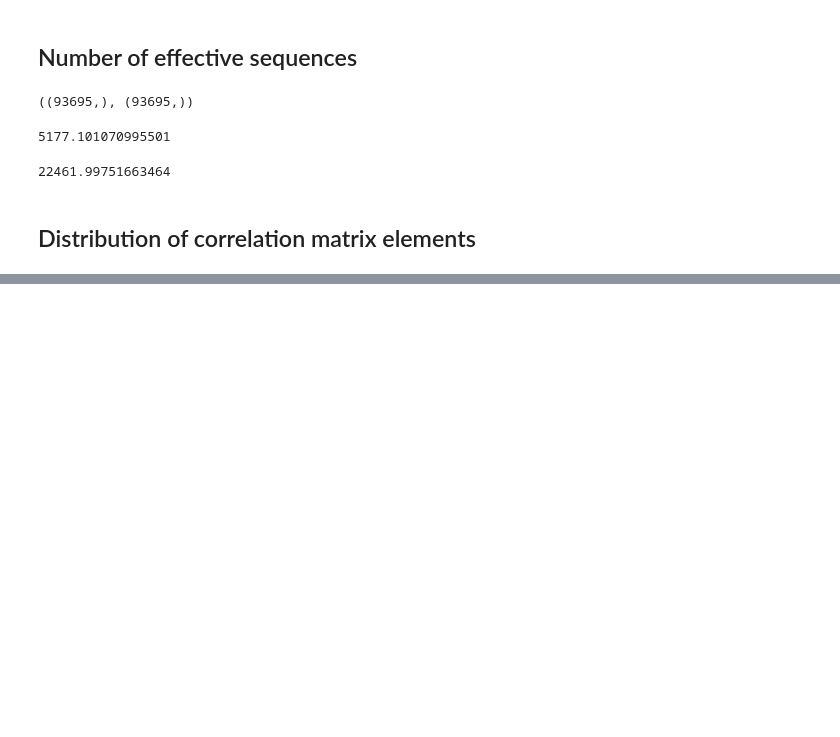
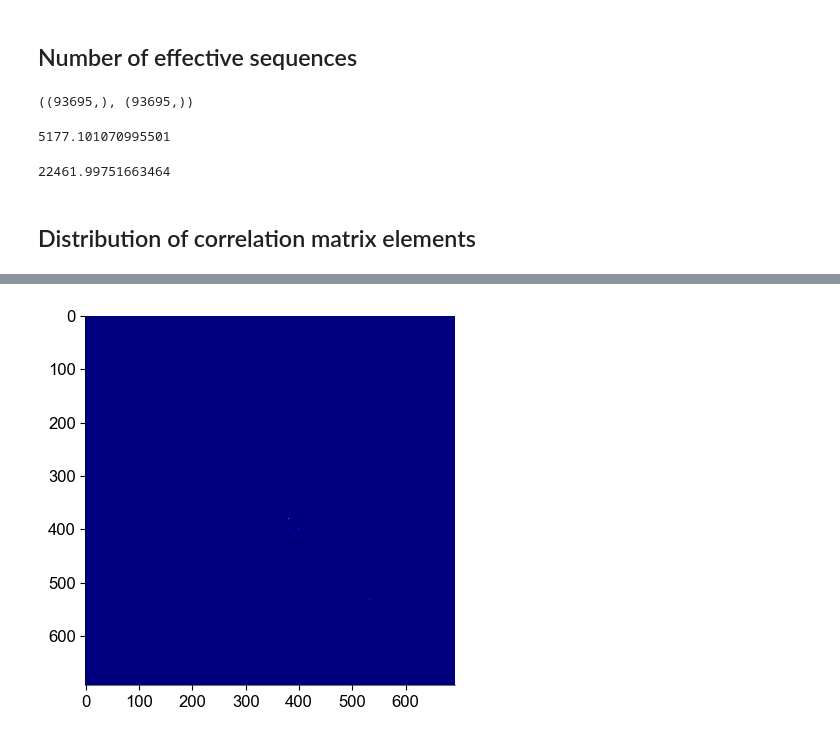
Before and after one commit to shoyip/SerProtAlign, a Jupyter notebook: notebooks/02_alignment_comparison.ipynb, the cells around one changed output, grey strips where cells are left out. Cells and saved outputs as stored; diff of their text form; code cells hidden in the pictures; blank space fills up the shorter version.

```diff
--- a/notebooks/02_alignment_comparison.ipynb
+++ b/notebooks/02_alignment_comparison.ipynb
@@ -57,0 +72,3 @@ np.sum(iter_aln_w)
+# %%
+corr_new_aln = np.genfromtxt('../corrmatrix/dest.csv', delimiter=',', dtype=float)
+corr_iter_aln = np.genfromtxt('../corrmatrix/dest_iter.csv', delimiter=',', dtype=float)
@@ -57,0 +79,6 @@ np.sum(iter_aln_w)
+# %%
+plt.figure()
+plt.imshow(corr_new_aln, cmap='jet')
+plt.show()
+# %% [output]
+[figure, added]
```
Also changed, not shown: parts of 14 cells of this notebook, 3 other files.
